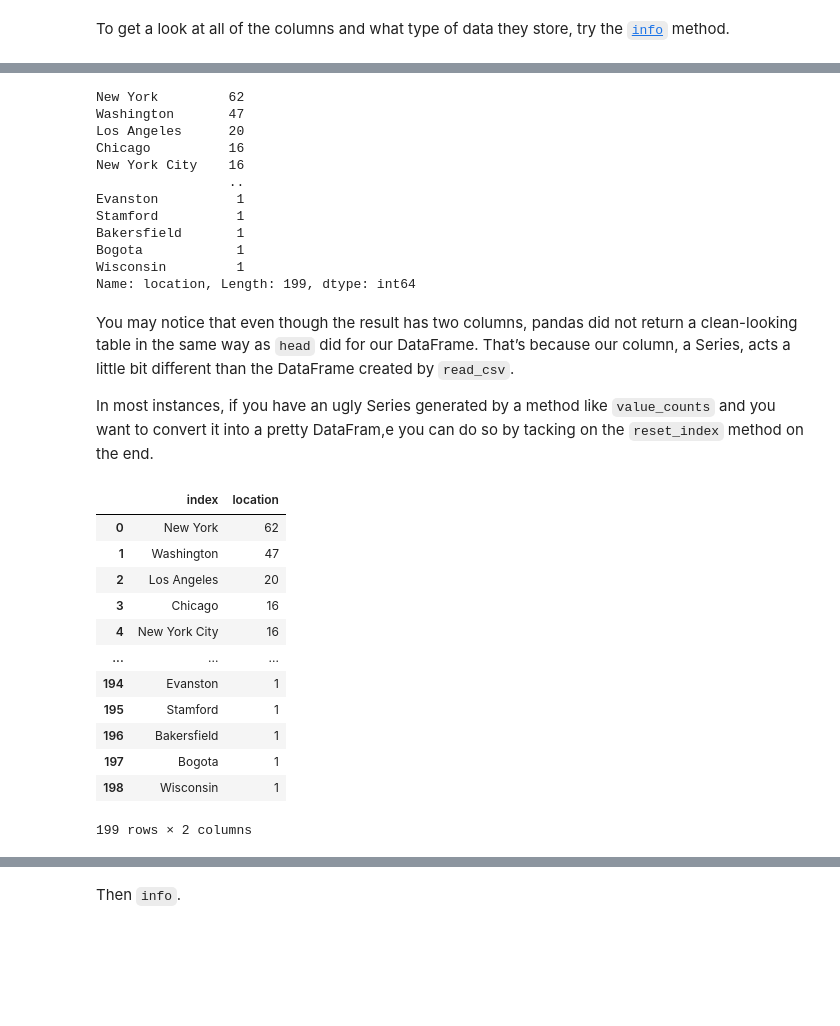
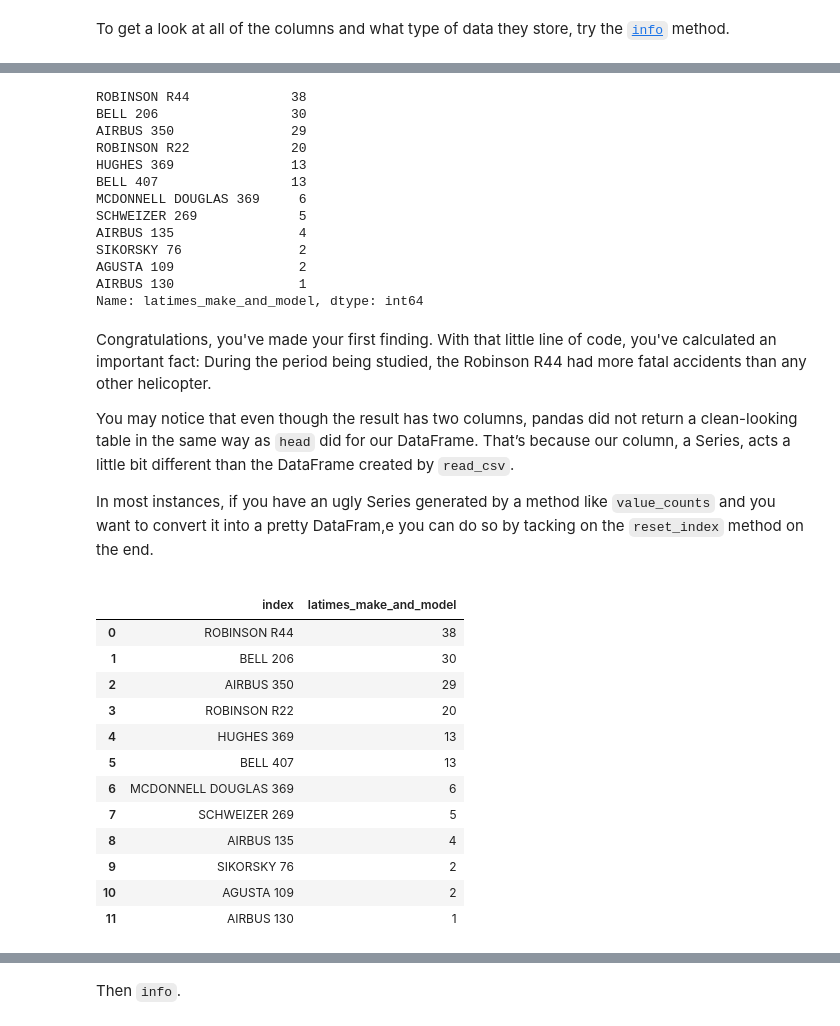
Before and after one commit to palewire/first-python-notebook, a Jupyter notebook: jupyterlite/fast-python-notebook/notebook.ipynb, the cells around one changed output, grey strips where cells are left out. Saved outputs shown, nothing was run; the diff lists cells and outputs as text; code cells hidden in the pictures; blank space fills up the shorter version.

```diff
--- a/jupyterlite/fast-python-notebook/notebook.ipynb
+++ b/jupyterlite/fast-python-notebook/notebook.ipynb
@@ -261,3 +278,3 @@ In order to do more with your DataFrame, we need to store it so it can be reused
 # %%
-site_list = pd.read_csv("https://raw.githubusercontent.com/palewire/news-homepages/main/extracts/csv/sites.csv")
+accident_list = pd.read_csv("ntsb-accidents.csv")
 # %% [markdown]
@@ -333,36 +370,43 @@ Run the code and you should see the locations ranked by their number of sites.
 # %%
-site_list.location.value_counts()
+accident_list.latimes_make_and_model.value_counts()
 # %% [output]
-New York         62
-Washington       47
-Los Angeles      20
-Chicago          16
-New York City    16
-                 ..
-Evanston          1
-Stamford          1
-Bakersfield       1
-Bogota            1
-Wisconsin         1
-Name: location, Length: 199, dtype: int64
+ROBINSON R44             38
+BELL 206                 30
+AIRBUS 350               29
+ROBINSON R22             20
+HUGHES 369               13
+BELL 407                 13
+MCDONNELL DOUGLAS 369     6
+SCHWEIZER 269             5
+AIRBUS 135                4
+SIKORSKY 76               2
+AGUSTA 109                2
+AIRBUS 130                1
+Name: latimes_make_and_model, dtype: int64
 # %% [markdown]
+<div style="max-width: 640px;">
+
+Congratulations, you've made your first finding. With that little line of code, you've calculated an important fact: During the period being studied, the Robinson R44 had more fatal accidents than any other helicopter.
+
 You may notice that even though the result has two columns, pandas did not return a clean-looking table in the same way as `head` did for our DataFrame. That’s because our column, a Series, acts a little bit different than the DataFrame created by `read_csv`.
 
 In most instances, if you have an ugly Series generated by a method like `value_counts` and you want to convert it into a pretty DataFram,e you can do so by tacking on the `reset_index` method on the end.
+
+</div>
 # %%
-site_list.location.value_counts().reset_index()
+accident_list.latimes_make_and_model.value_counts().reset_index()
 # %% [output]
-|  | index | location |
-| 0 | New York | 62 |
-| 1 | Washington | 47 |
-| 2 | Los Angeles | 20 |
-| 3 | Chicago | 16 |
-| 4 | New York City | 16 |
-| ... | ... | ... |
-| 194 | Evanston | 1 |
-| 195 | Stamford | 1 |
-| 196 | Bakersfield | 1 |
-| 197 | Bogota | 1 |
-| 198 | Wisconsin | 1 |
+|  | index | latimes_make_and_model |
+| 0 | ROBINSON R44 | 38 |
+| 1 | BELL 206 | 30 |
+| 2 | AIRBUS 350 | 29 |
+| 3 | ROBINSON R22 | 20 |
+| 4 | HUGHES 369 | 13 |
+| 5 | BELL 407 | 13 |
+| 6 | MCDONNELL DOUGLAS 369 | 6 |
+| 7 | SCHWEIZER 269 | 5 |
+| 8 | AIRBUS 135 | 4 |
+| 9 | SIKORSKY 76 | 2 |
+| 10 | AGUSTA 109 | 2 |
+| 11 | AIRBUS 130 | 1 |
-199 rows × 2 columns
 # %% [markdown]
```
Also changed, not shown: parts of 50 cells of this notebook, 5 other files.
